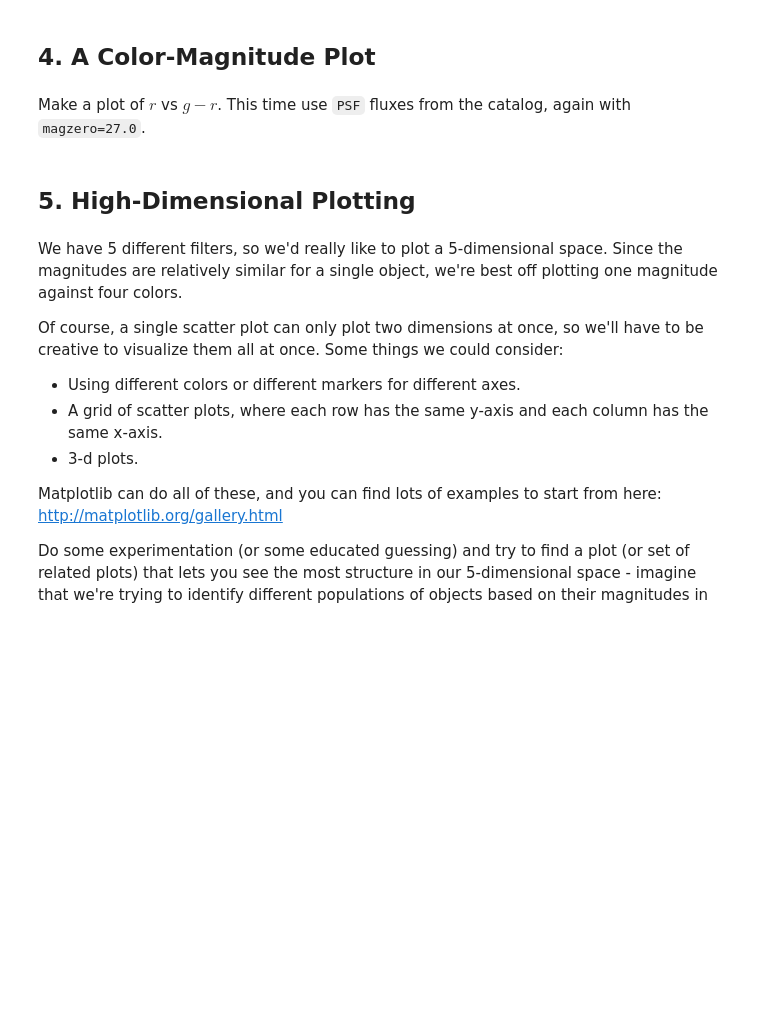
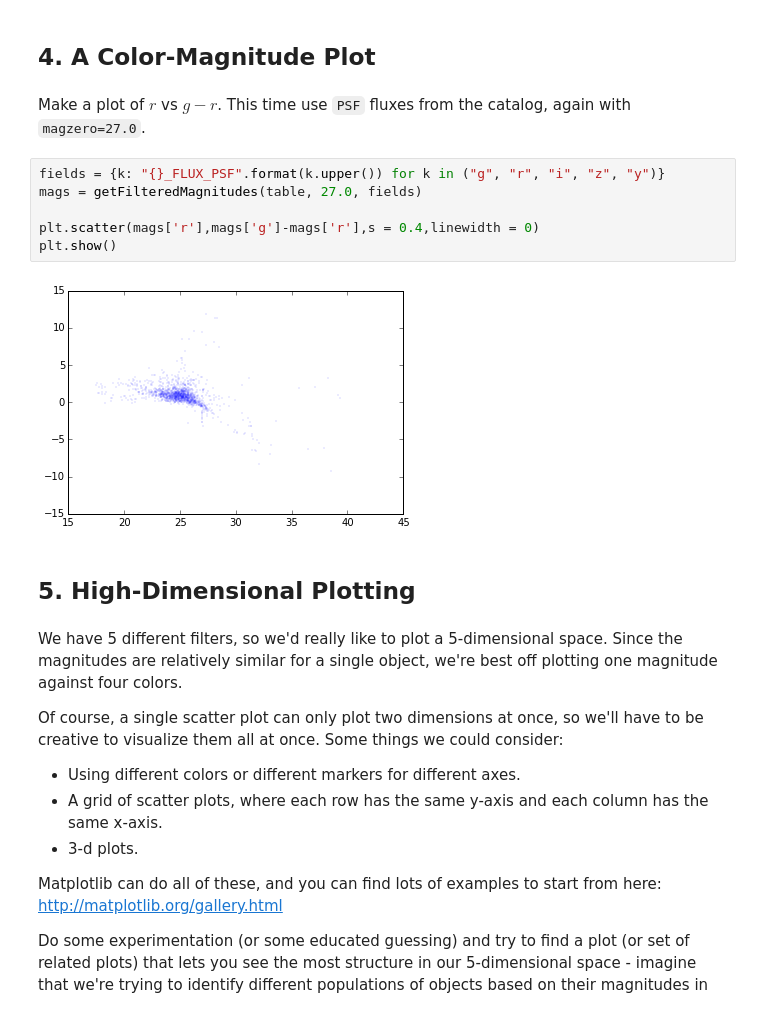
Before and after one commit to dtyi/usrp-sciprog, a Jupyter notebook: day4/dtyi/exercises.ipynb, the cells around one changed output. Drawn from its saved outputs; the diff is of its cells as text; blank space fills up the shorter version.

```diff
--- a/day4/dtyi/exercises.ipynb
+++ b/day4/dtyi/exercises.ipynb
@@ -106,6 +117,14 @@ import matplotlib.pyplot as plt
 ## 4. A Color-Magnitude Plot
 # %% [markdown]
 Make a plot of $r$ vs $g-r$.  This time use `PSF` fluxes from the catalog, again with `magzero=27.0`.
+# %%
+fields = {k: "{}_FLUX_PSF".format(k.upper()) for k in ("g", "r", "i", "z", "y")}
+mags = getFilteredMagnitudes(table, 27.0, fields)
+
+plt.scatter(mags['r'],mags['g']-mags['r'],s = 0.4,linewidth = 0)
+plt.show()
+# %% [output]
+[figure, added]
 # %% [markdown]
 ## 5. High-Dimensional Plotting
 # %% [markdown]
```
Also changed, not shown: parts of 4 cells of this notebook.
